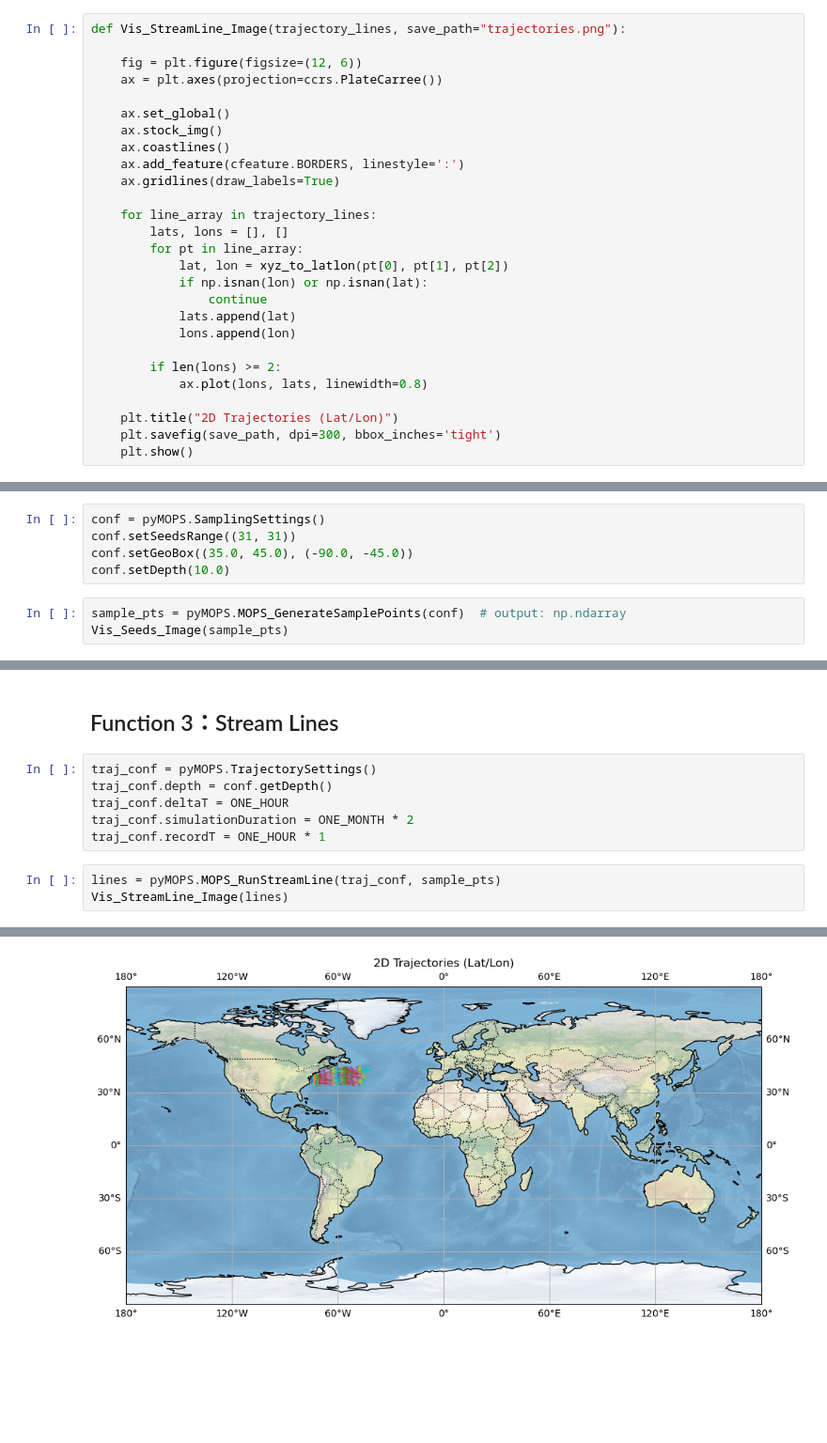
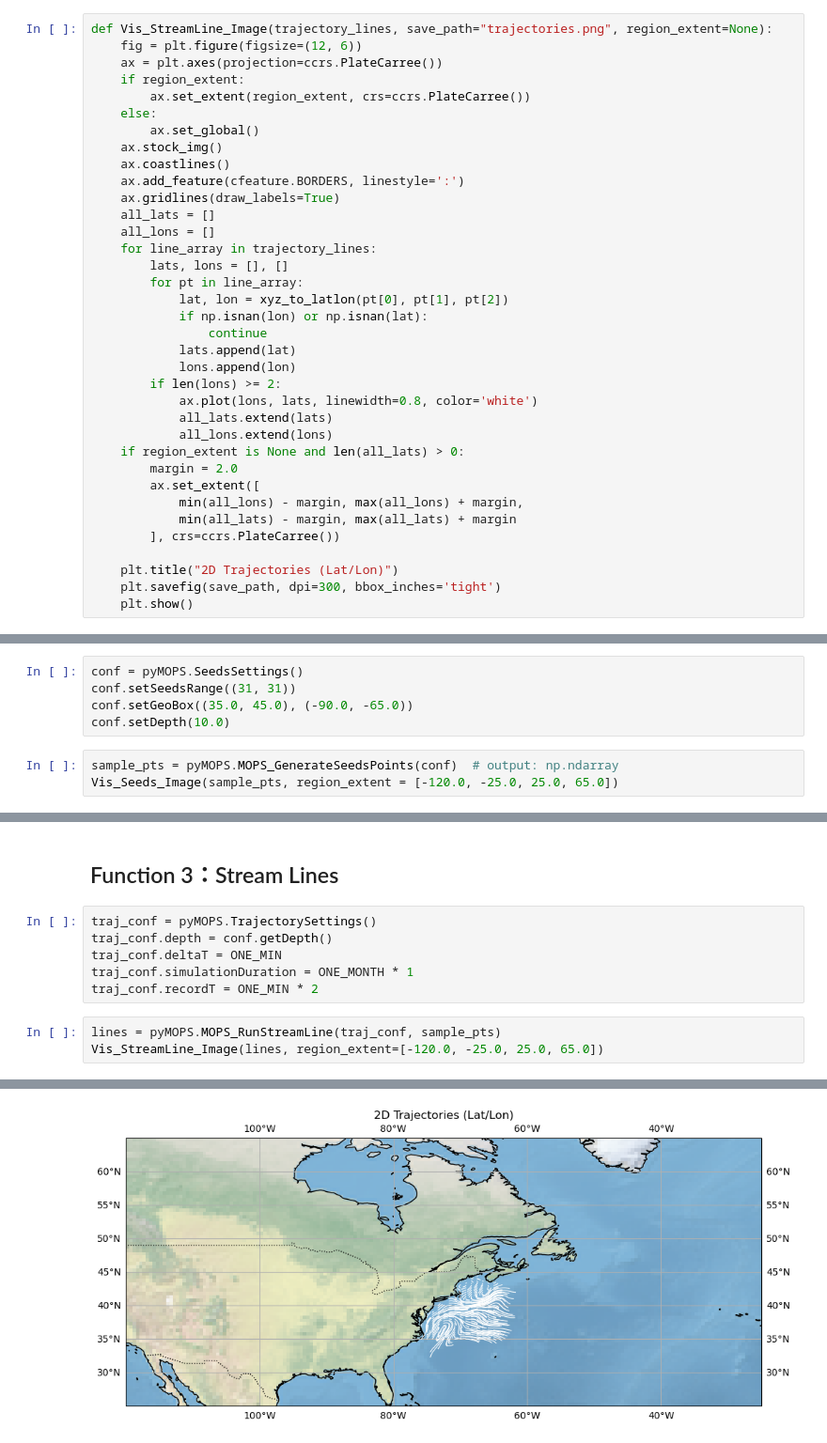
Before and after one commit to YosefQiu/MOPS, a Jupyter notebook: tutorial/MOPS_demo.ipynb, the cells around one changed output, grey strips where cells are left out. Shown at 94% size. Cells and saved outputs as stored; diff of their text form; blank space fills up the shorter version.

```diff
--- a/tutorial/MOPS_demo.ipynb
+++ b/tutorial/MOPS_demo.ipynb
@@ -95,17 +95,19 @@ def Vis_Seeds_Image(points, save_path="sample_seeds.png"):
     plt.savefig(save_path, dpi=300, bbox_inches='tight')
     plt.show()
 # %%
-def Vis_StreamLine_Image(trajectory_lines, save_path="trajectories.png"):
-
+def Vis_StreamLine_Image(trajectory_lines, save_path="trajectories.png", region_extent=None):
     fig = plt.figure(figsize=(12, 6))
     ax = plt.axes(projection=ccrs.PlateCarree())
-
-    ax.set_global()
+    if region_extent:
+        ax.set_extent(region_extent, crs=ccrs.PlateCarree())
+    else:
+        ax.set_global()
     ax.stock_img()
     ax.coastlines()
     ax.add_feature(cfeature.BORDERS, linestyle=':')
     ax.gridlines(draw_labels=True)
-
+    all_lats = []
+    all_lons = []
     for line_array in trajectory_lines:
         lats, lons = [], []
         for pt in line_array:
@@ -114,9 +116,16 @@ def Vis_StreamLine_Image(trajectory_lines, save_path="trajectories.png"):
                 continue
             lats.append(lat)
             lons.append(lon)
-
         if len(lons) >= 2:
-            ax.plot(lons, lats, linewidth=0.8)
+            ax.plot(lons, lats, linewidth=0.8, color='white')
+            all_lats.extend(lats)
+            all_lons.extend(lons)
+    if region_extent is None and len(all_lats) > 0:
+        margin = 2.0
+        ax.set_extent([
+            min(all_lons) - margin, max(all_lons) + margin,
+            min(all_lats) - margin, max(all_lats) + margin
+        ], crs=ccrs.PlateCarree())
 
     plt.title("2D Trajectories (Lat/Lon)")
     plt.savefig(save_path, dpi=300, bbox_inches='tight')
@@ -240,11 +248,11 @@ Vis_Remapping_Image(imgs, extent = [-60, -20, 20, 60])
 # %% [markdown]
 ## Function 2: Seed generation in the designated area
 # %%
-conf = pyMOPS.SamplingSettings()
+conf = pyMOPS.SeedsSettings()
 conf.setSeedsRange((31, 31))
-conf.setGeoBox((35.0, 45.0), (-90.0, -45.0))
+conf.setGeoBox((35.0, 45.0), (-90.0, -65.0))
 conf.setDepth(10.0)
 # %%
-sample_pts = pyMOPS.MOPS_GenerateSamplePoints(conf)  # output: np.ndarray
-Vis_Seeds_Image(sample_pts)
+sample_pts = pyMOPS.MOPS_GenerateSeedsPoints(conf)  # output: np.ndarray
+Vis_Seeds_Image(sample_pts, region_extent = [-120.0, -25.0, 25.0, 65.0])
 # %% [output]
@@ -254,10 +262,10 @@ Vis_Seeds_Image(sample_pts)
 # %%
 traj_conf = pyMOPS.TrajectorySettings()
 traj_conf.depth = conf.getDepth()
-traj_conf.deltaT = ONE_HOUR
-traj_conf.simulationDuration = ONE_MONTH * 2
-traj_conf.recordT = ONE_HOUR * 1
+traj_conf.deltaT = ONE_MIN
+traj_conf.simulationDuration = ONE_MONTH * 1
+traj_conf.recordT = ONE_MIN * 2
 # %%
 lines = pyMOPS.MOPS_RunStreamLine(traj_conf, sample_pts)
-Vis_StreamLine_Image(lines)
+Vis_StreamLine_Image(lines, region_extent=[-120.0, -25.0, 25.0, 65.0])
 # %% [output]
@@ -267,2 +275,2 @@ points.size = 900, default_cell_id.size = 900
  ==== [✓] done...
-[figure, old version]
+[figure, new version]
```
Also changed, not shown: parts of 10 cells of this notebook, 13 other files.
